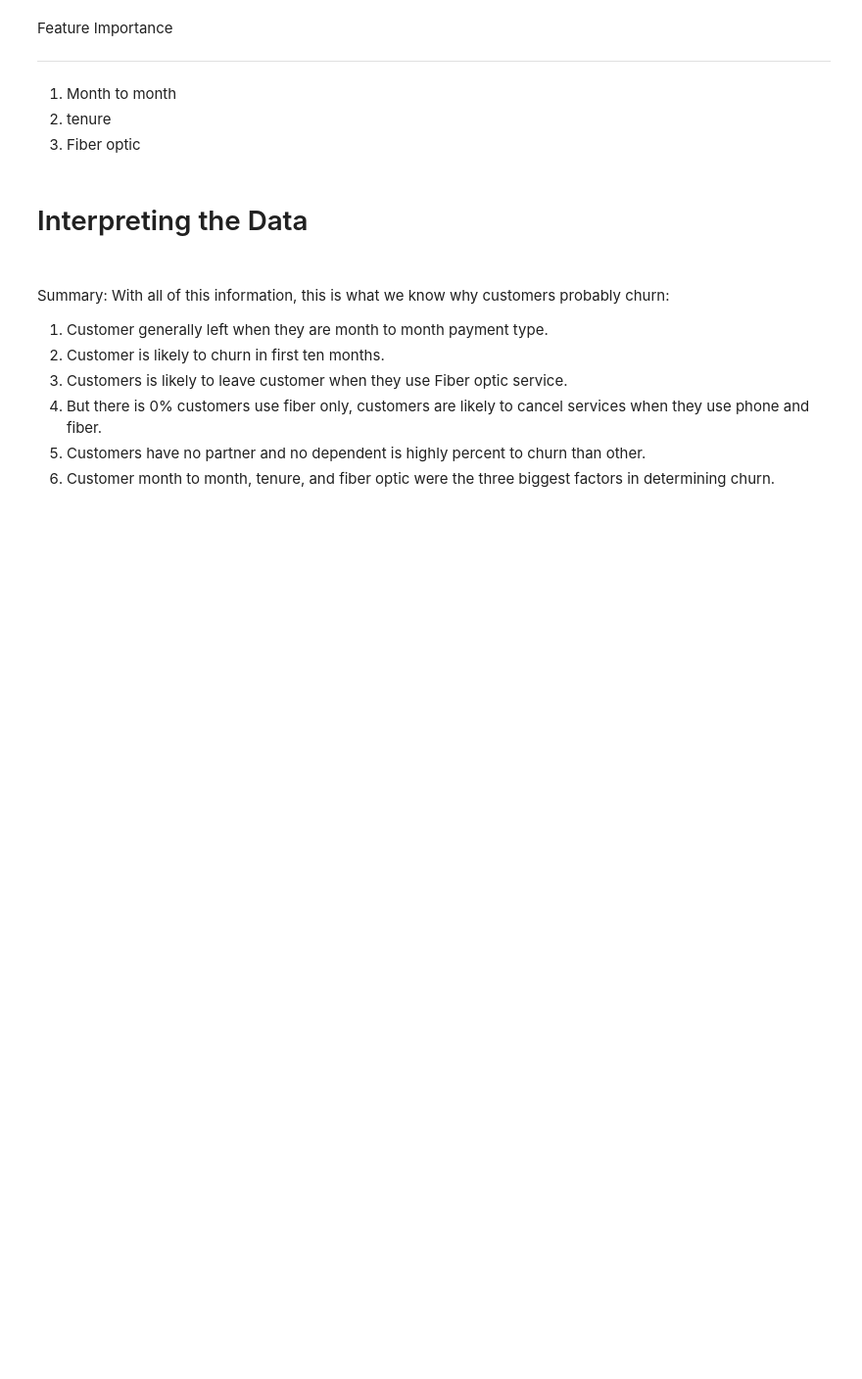
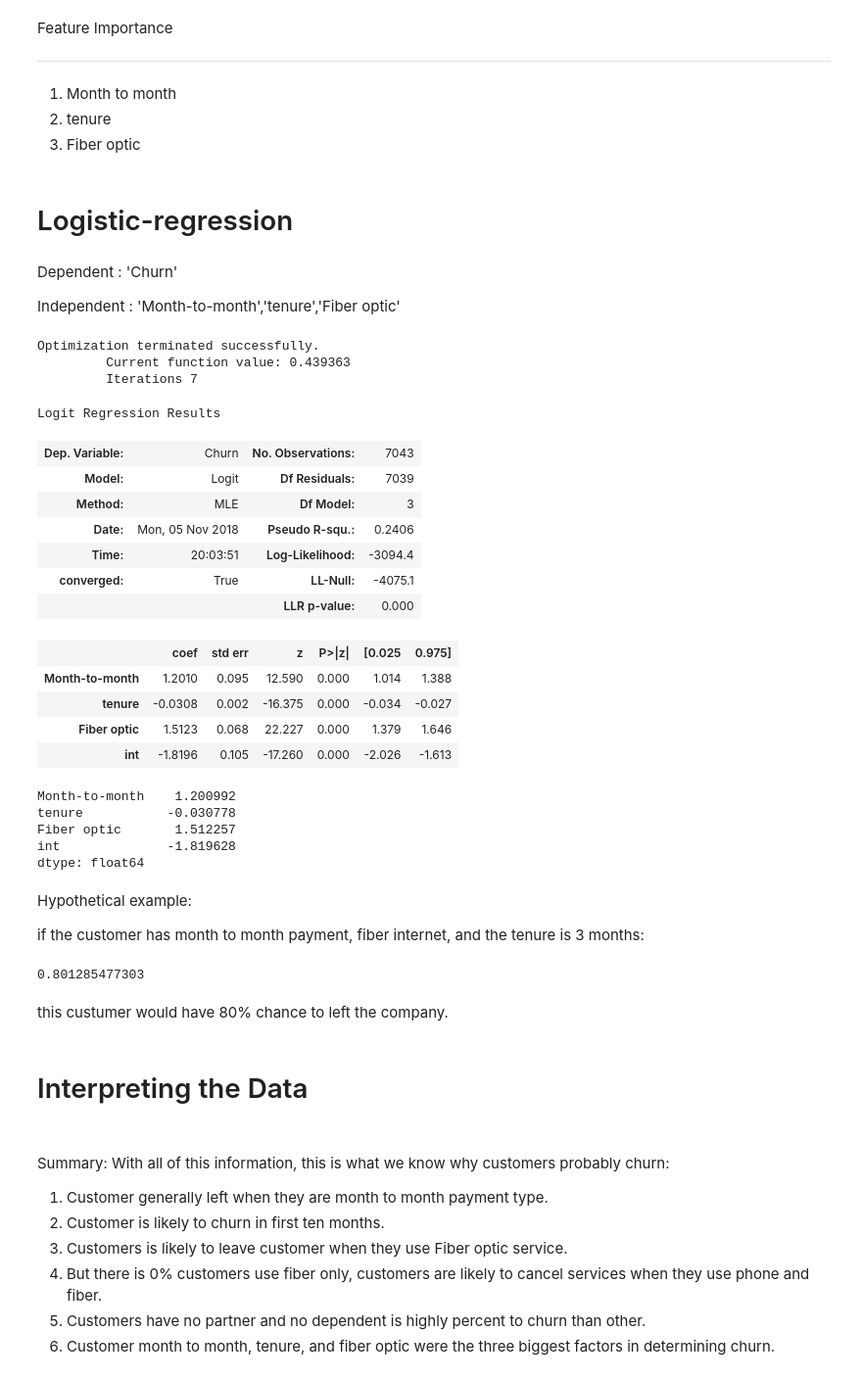
Before and after one commit to vinhpvu/Telco-customer-analytics, a Jupyter notebook: Untitled.ipynb, the cells around one changed output. Shown: that part at 98% size. Drawn from its saved outputs; the diff is of its cells as text; code cells hidden in the pictures; blank space fills up the shorter version.

```diff
--- a/Untitled.ipynb
+++ b/Untitled.ipynb
@@ -1127,3 +1163,43 @@ ________________________________________
 1.	Month to month
 2.	tenure
 3.	Fiber optic
+# %% [markdown]
+# Logistic-regression
+# %% [markdown]
+Dependent : 'Churn'
+
+Independent : 'Month-to-month','tenure','Fiber optic'
+# %%
+import statsmodels.api as sm
+new_customer['int']=1
+independentvar=['Month-to-month','tenure','Fiber optic','int']
+logReg=sm.Logit(new_customer['Churn'],new_customer[independentvar])
+answer=logReg.fit()
+# %% [output]
+Optimization terminated successfully.
+         Current function value: 0.439363
+         Iterations 7
+# %%
+answer.summary()
+# %% [output]
+Logit Regression Results
+| Dep. Variable: | Churn | No. Observations: | 7043 |
+| Model: | Logit | Df Residuals: | 7039 |
+| Method: | MLE | Df Model: | 3 |
+| Date: | Mon, 05 Nov 2018 | Pseudo R-squ.: | 0.2406 |
+| Time: | 20:03:51 | Log-Likelihood: | -3094.4 |
+| converged: | True | LL-Null: | -4075.1 |
+|  |  | LLR p-value: | 0.000 |
+|  | coef | std err | z | P>|z| | [0.025 | 0.975] |
+| Month-to-month | 1.2010 | 0.095 | 12.590 | 0.000 | 1.014 | 1.388 |
+| tenure | -0.0308 | 0.002 | -16.375 | 0.000 | -0.034 | -0.027 |
+| Fiber optic | 1.5123 | 0.068 | 22.227 | 0.000 | 1.379 | 1.646 |
+| int | -1.8196 | 0.105 | -17.260 | 0.000 | -2.026 | -1.613 |
+# %%
+answer.params
+# %% [output]
+Month-to-month    1.200992
+tenure           -0.030778
+Fiber optic       1.512257
+int              -1.819628
+dtype: float64
@@ -1130,3 +1209,14 @@ ________________________________________
+# %% [markdown]
+Hypothetical example:
+
+if the customer has month to month payment, fiber internet, and the tenure is 3 months:
+# %%
+y1=coef[3]+coef[0]*1+coef[1]*3+coef[2]*1
+print(y1)
+# %% [output]
+0.801285477303
+# %% [markdown]
+this custumer would have 80% chance to left the company.
 # %% [markdown]
 # Interpreting the Data
 # %% [markdown]
```
Also changed, not shown: parts of 16 cells of this notebook.
